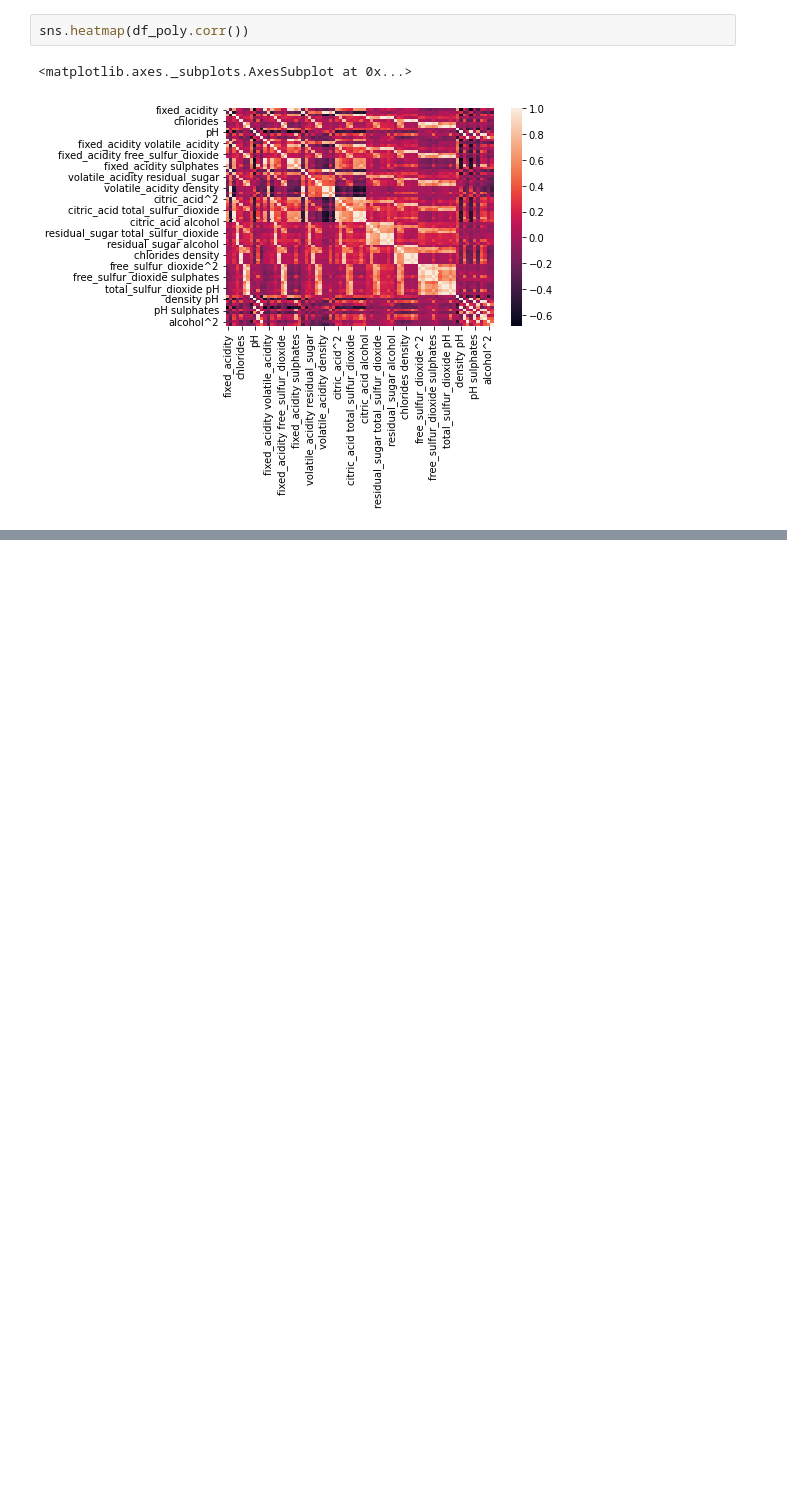
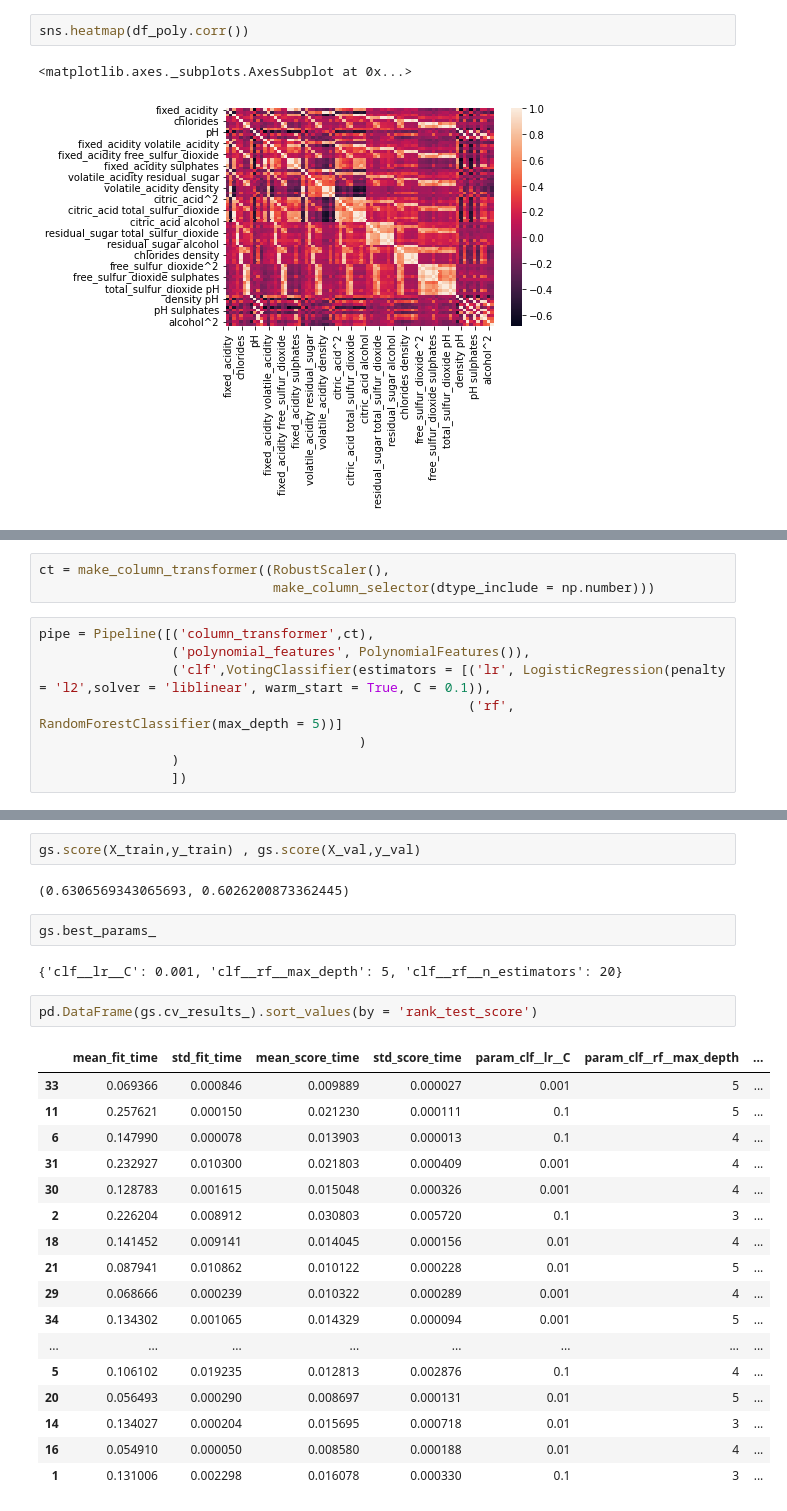
Before and after one commit to ngcheeyuan/Classification_projects, a Jupyter notebook: Wine_classifier.ipynb, the cells around one changed output, grey strips where cells are left out. Drawn from its saved outputs; the diff is of its cells as text; blank space fills up the shorter version.

```diff
--- a/Wine_classifier.ipynb
+++ b/Wine_classifier.ipynb
@@ -231,0 +226,11 @@ Name: quality, Length: 78, dtype: float64
+# %%
+ct = make_column_transformer((RobustScaler(),
+                              make_column_selector(dtype_include = np.number)))
+# %%
+pipe = Pipeline([('column_transformer',ct),
+                 ('polynomial_features', PolynomialFeatures()),
+                 ('clf',VotingClassifier(estimators = [('lr', LogisticRegression(penalty = 'l2',solver = 'liblinear', warm_start = True, C = 0.1)),
+                                                       ('rf', RandomForestClassifier(max_depth = 5))]
+                                         )
+                 )
+                 ])
@@ -231,0 +267,28 @@ Name: quality, Length: 78, dtype: float64
+# %%
+gs.score(X_train,y_train) , gs.score(X_val,y_val)
+# %% [output]
+(0.6306569343065693, 0.6026200873362445)
+# %%
+gs.best_params_
+# %% [output]
+{'clf__lr__C': 0.001, 'clf__rf__max_depth': 5, 'clf__rf__n_estimators': 20}
+# %%
+pd.DataFrame(gs.cv_results_).sort_values(by = 'rank_test_score')
+# %% [output]
+|  | mean_fit_time | std_fit_time | mean_score_time | std_score_time | param_clf__lr__C | param_clf__rf__max_depth | ... |
+| 33 | 0.069366 | 0.000846 | 0.009889 | 0.000027 | 0.001 | 5 | ... |
+| 11 | 0.257621 | 0.000150 | 0.021230 | 0.000111 | 0.1 | 5 | ... |
+| 6 | 0.147990 | 0.000078 | 0.013903 | 0.000013 | 0.1 | 4 | ... |
+| 31 | 0.232927 | 0.010300 | 0.021803 | 0.000409 | 0.001 | 4 | ... |
+| 30 | 0.128783 | 0.001615 | 0.015048 | 0.000326 | 0.001 | 4 | ... |
+| 2 | 0.226204 | 0.008912 | 0.030803 | 0.005720 | 0.1 | 3 | ... |
+| 18 | 0.141452 | 0.009141 | 0.014045 | 0.000156 | 0.01 | 4 | ... |
+| 21 | 0.087941 | 0.010862 | 0.010122 | 0.000228 | 0.01 | 5 | ... |
+| 29 | 0.068666 | 0.000239 | 0.010322 | 0.000289 | 0.001 | 4 | ... |
+| 34 | 0.134302 | 0.001065 | 0.014329 | 0.000094 | 0.001 | 5 | ... |
+| ... | ... | ... | ... | ... | ... | ... | ... |
+| 5 | 0.106102 | 0.019235 | 0.012813 | 0.002876 | 0.1 | 4 | ... |
+| 20 | 0.056493 | 0.000290 | 0.008697 | 0.000131 | 0.01 | 5 | ... |
+| 14 | 0.134027 | 0.000204 | 0.015695 | 0.000718 | 0.01 | 3 | ... |
+| 16 | 0.054910 | 0.000050 | 0.008580 | 0.000188 | 0.01 | 4 | ... |
+| 1 | 0.131006 | 0.002298 | 0.016078 | 0.000330 | 0.1 | 3 | ... |
```
Also changed, not shown: parts of 13 cells of this notebook.
